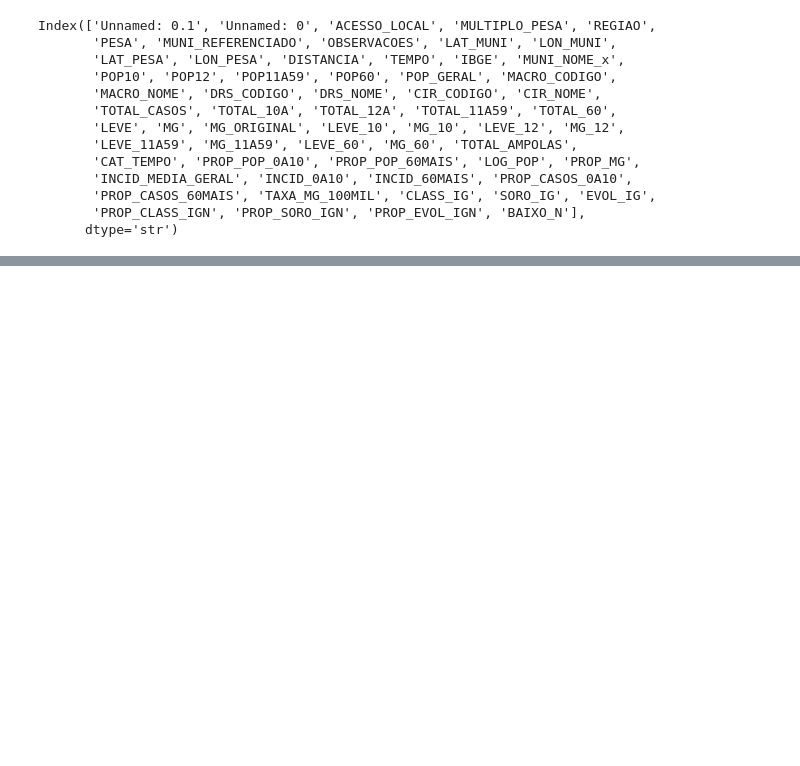
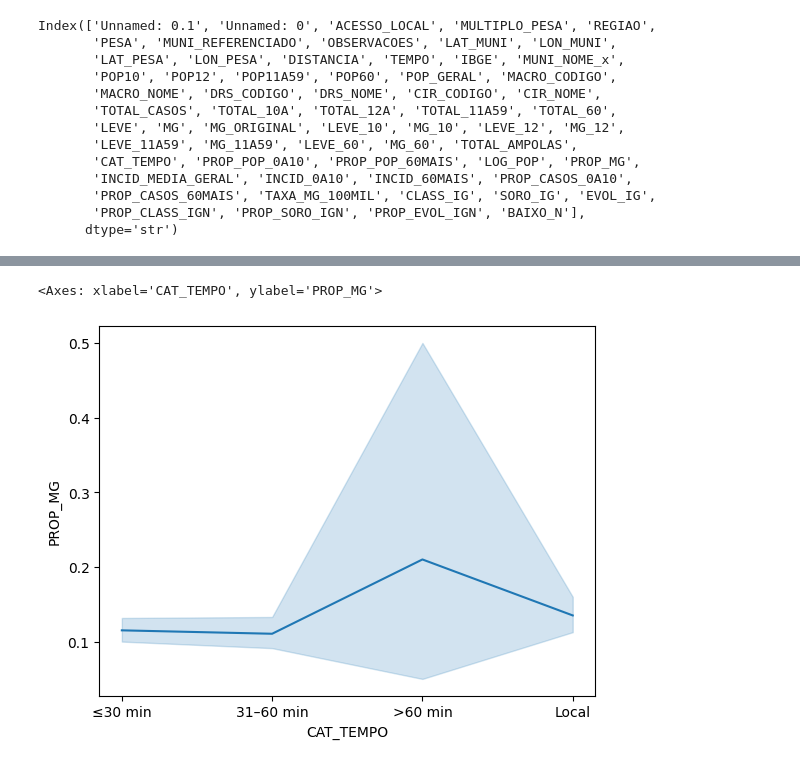
Before and after one commit to lucascgmermano/escorpiao_pesa, a Jupyter notebook: 09-analise-exploratoria.ipynb, the cells around one changed output, grey strips where cells are left out. Drawn from its saved outputs; the diff is of its cells as text; code cells hidden in the pictures; blank space fills up the shorter version.

```diff
--- a/09-analise-exploratoria.ipynb
+++ b/09-analise-exploratoria.ipynb
@@ -186,0 +181,2 @@ Index(['Unnamed: 0.1', 'Unnamed: 0', 'ACESSO_LOCAL', 'MULTIPLO_PESA', 'REGIAO',
+# %%
+dd = df[df['PROP_MG'] > 0]
@@ -186,0 +195,6 @@ Index(['Unnamed: 0.1', 'Unnamed: 0', 'ACESSO_LOCAL', 'MULTIPLO_PESA', 'REGIAO',
+# %%
+plt.clf()
+sns.lineplot(x = 'CAT_TEMPO', y='PROP_MG', data=dd)
+# %% [output]
+<Axes: xlabel='CAT_TEMPO', ylabel='PROP_MG'>
+[figure, added]
```
Also changed, not shown: parts of 6 cells of this notebook.
